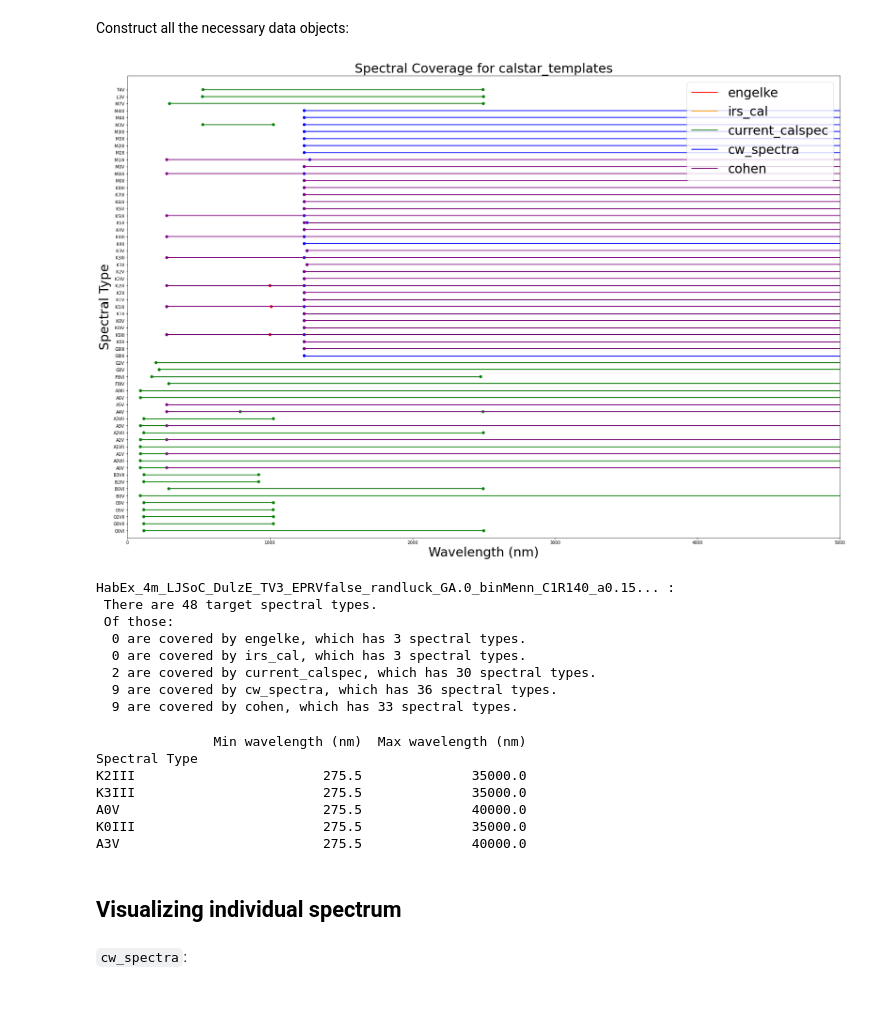
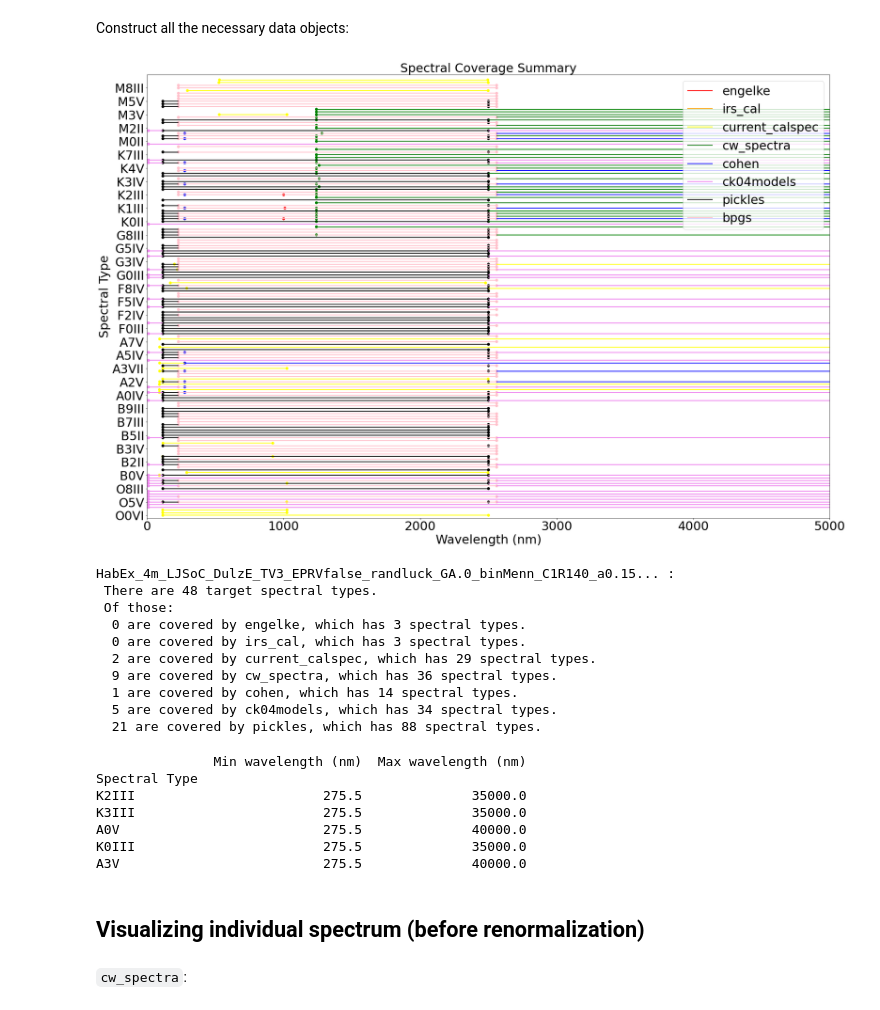
Before and after one commit to berlinchen7/EXOSIMS, a Jupyter notebook: probing/spec_lib_summary/spec_lib_summary_plots.ipynb, the cells around one changed output. Cells and saved outputs as stored; diff of their text form; code cells hidden in the pictures.

```diff
--- a/probing/spec_lib_summary/spec_lib_summary_plots.ipynb
+++ b/probing/spec_lib_summary/spec_lib_summary_plots.ipynb
@@ -43,12 +43,15 @@ DATA['irs_cal'] = getSpCov_irs_cal()
 DATA['current_calspec'] = getSpCov_calspec(CALSTAR_DIR + '/current_calspec')
 DATA['cw_spectra'] = getSpCov_cw_spectra(CALSTAR_DIR + '/cw_spectra')
 DATA['cohen'] = getSpCov_cohen(CALSTAR_DIR + '/cohen')
+DATA['ck04models'] = getSpCov_ck04models('/Users/berlinc/Documents/exosims/EXOSIMS_fork/probing/spec_lib_summary/ckp00')
+DATA['pickles'] = getSpCov_pickles()
+DATA['bpgs'] = getSpCov_bpgs()
 
 # Build df_input, which stores info comparing set of spec types from target list to
 #  set of spec types from the libraries:
 df_input = {}
 df_input['spec'] = ref_st
-for lib in ['engelke', 'irs_cal', 'current_calspec', 'cw_spectra', 'cohen']:
+for lib in ['engelke', 'irs_cal', 'current_calspec', 'cw_spectra', 'cohen', 'ck04models', 'pickles', 'bpgs']:
     cov_vect = np.zeros(len(ref_st))
     mask = np.isin(np.array(ref_st), list(DATA[lib].keys()))
     # Convert the list to one-hot vectors based on the reference spectral-type list
@@ -124,7 +128,7 @@ for i, rt in enumerate(ref_st):
 
 dataset_indices = []
 spec_type_indices = []
-dataset_names = ['engelke', 'irs_cal', 'current_calspec', 'cw_spectra', 'cohen']
+dataset_names = ['engelke', 'irs_cal', 'current_calspec', 'cw_spectra', 'cohen', 'ck04models', 'pickles', 'bpgs']
 intervals = []
 for di, dataset in enumerate(dataset_names):
     for spec_type in DATA[dataset].keys():
@@ -154,12 +158,14 @@ for st_i in spec_type_indices:
 from matplotlib.lines import Line2D # Imported for legends
 import numpy as np
 from matplotlib import collections  as mc
+import matplotlib.pyplot as plt
+
 
 ANNOT = False # Whether to annotate the ranges (Warning: if True then an error will be encountered but we
                 # still obtain the desired .png image inspite of the error)
 
 num_datasets = len(dataset_names)
-unique_colors = ['red', 'orange', 'green', 'blue', 'purple']
+unique_colors = ['red', 'orange', 'yellow', 'green', 'blue', 'violet', 'black', 'pink']
 colors = np.array([unique_colors[idx] for idx in dataset_indices])
 
 # viridis = plt.cm.get_cmap('viridis', len(dataset_names))
@@ -174,7 +180,10 @@ lc = mc.LineCollection(lines, colors= colors, linewidths=2)
 fig, ax = plt.subplots(figsize=(30, 20))#figsize=(50, 30))
 ax.add_collection(lc)
 ax.margins(0.1)
-plt.yticks(range(len(filtered_ref_st)), filtered_ref_st)
+# plt.yticks(range(len(filtered_ref_st)), filtered_ref_st)
+plt.yticks(range(0, len(filtered_ref_st), 5), filtered_ref_st[::5])
+
+ax.tick_params(axis='both', which='major', labelsize=30)
 
 # Adding the legends
 def make_proxy(col, scalar_mappable, **kwargs):
@@ -182,35 +191,35 @@ def make_proxy(col, scalar_mappable, **kwargs):
     return Line2D([0, 1], [0, 1], color=color, **kwargs)
 proxies = [make_proxy(c, lc, linewidth=2) for c in unique_colors]
 
 ax.legend(proxies, dataset_names, fontsize=30)
 
 # Adding annotations
 if ANNOT:
     for i, x, c in zip(filtered_spec_type_indices, intervals, range(len(spec_type_indices))):
         plt.text(x[0], i+0.1, x[0], color=colors[c])
         plt.text(x[1], i+0.1, x[1], color=colors[c])
 
 #Add dots to the end of lines:
 x = [i[0] for j in lines for i in j]
 y = [i[1] for j in lines for i in j]
 c = [col for col in colors for _ in (0, 1)]
 
 ax.scatter(x, y, c=c)
 
 #NOTE: restricting x limits makes the displayed plot tiny in Jupyterhub, so see the saved png.
 ax.set_xlim([0, 5000])
 ax.set_ylim([-1, len(filtered_ref_st) + 1])
 
-ax.set_title('Spectral Coverage for calstar_templates', fontsize=30)
+ax.set_title('Spectral Coverage Summary', fontsize=30)
 ax.set_xlabel('Wavelength (nm)', fontsize=30)
 ax.set_ylabel('Spectral Type', fontsize=30)
 
 if ANNOT:
     plt.savefig('spectral_coverage_barplot_annot.png')
 else:
     plt.savefig('spectral_coverage_barplot.png')
 # %% [output]
-[figure, old version]
+[figure, new version]
 # %%
 # Prints numerical summary:
 
@@ -218,7 +227,7 @@ print(MISSION[11:80] + '... :')
 unique_target_spec_types = list(set(target_spec_types))
 print(' There are ' + str(len(unique_target_spec_types)) + ' target spectral types.')
 print(' Of those:')
-for lib in ['engelke', 'irs_cal', 'current_calspec', 'cw_spectra', 'cohen']:
+for lib in ['engelke', 'irs_cal', 'current_calspec', 'cw_spectra', 'cohen', 'ck04models', 'pickles']:
     tmp = df_input[lib]
     tmp = tmp[~np.isnan(tmp)]
     unique, counts = np.unique(tmp, return_counts=True)
@@ -232,9 +241,11 @@ HabEx_4m_LJSoC_DulzE_TV3_EPRVfalse_randluck_GA.0_binMenn_C1R140_a0.15... :
  Of those:
   0 are covered by engelke, which has 3 spectral types.
   0 are covered by irs_cal, which has 3 spectral types.
-  2 are covered by current_calspec, which has 30 spectral types.
+  2 are covered by current_calspec, which has 29 spectral types.
   9 are covered by cw_spectra, which has 36 spectral types.
-  9 are covered by cohen, which has 33 spectral types.
+  1 are covered by cohen, which has 14 spectral types.
+  5 are covered by ck04models, which has 34 spectral types.
+  21 are covered by pickles, which has 88 spectral types.
 # %%
 # Prints numerical summery of coverage:
 
@@ -262,7 +273,7 @@ A0V                          275.5              40000.0
 K0III                        275.5              35000.0
 A3V                          275.5              40000.0
 # %% [markdown]
-## Visualizing individual spectrum
+## Visualizing individual spectrum (before renormalization)
 # %% [markdown]
 `cw_spectra`:
 # %%
```
Also changed, not shown: parts of 6 cells of this notebook, 2 other files.
